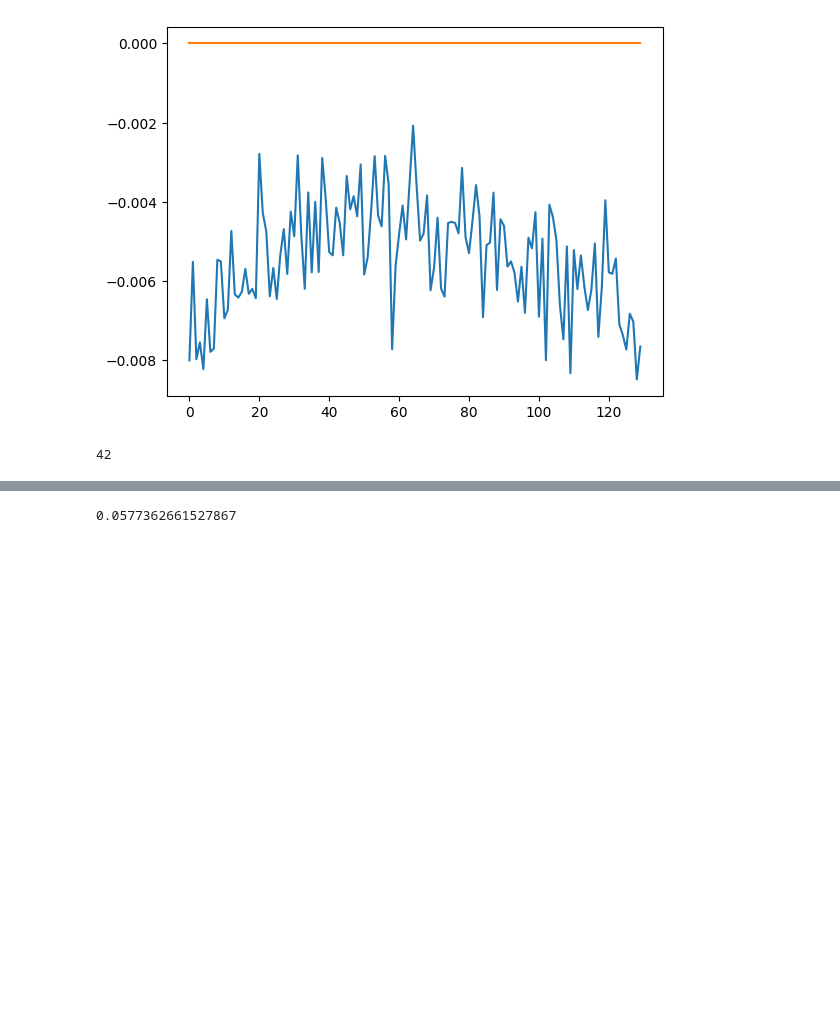
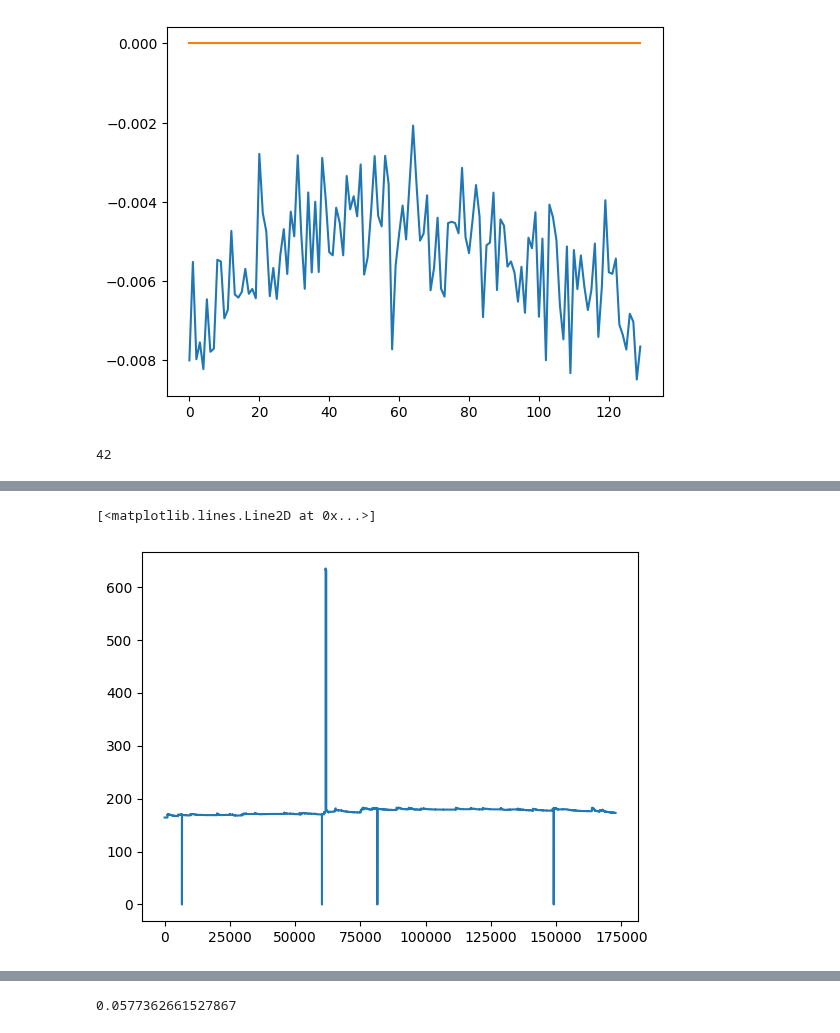
Before and after one commit to ML4ITS/mtad-gat-pytorch, a Jupyter notebook: util_notebook.ipynb, the cells around one changed output, grey strips where cells are left out. Drawn from its saved outputs; the diff is of its cells as text; code cells hidden in the pictures; blank space fills up the shorter version.

Commit message:
more datasets implemented

```diff
--- a/util_notebook.ipynb
+++ b/util_notebook.ipynb
@@ -187,0 +168,24 @@ wadi
+# %%
+import pandas as pd
+wadi = pd.read_csv('C:/Users/giuli/Documents/mtad-gat-pytorch/datasets/data/WADI_attackdataLABLE.csv', delimiter=',', skiprows=1 )
+#skab_attack = pd.read_csv('C:/Users/g.nenna/Documents/GitHub/mtad-gat-pytorch/datasets/data/SKAB/attacks/2.csv', delimiter=';')
+wadi = wadi.drop('Row ', axis=1)
+wadi = wadi.drop('Date ', axis=1)
+wadi = wadi.drop('Time', axis=1)
+wadi = wadi.drop('2_LS_001_AL', axis=1) #nan column
+wadi = wadi.drop('2_LS_002_AL', axis=1) #nan column
+wadi = wadi.drop('2_P_001_STATUS', axis=1) #nan column
+wadi = wadi.drop('2_P_002_STATUS', axis=1) #nan column
+wadi = wadi.dropna(axis=0)
+
+labels = (wadi['Attack LABLE (1:No Attack, -1:Attack)'].values==-1)
+values = wadi.drop('Attack LABLE (1:No Attack, -1:Attack)', axis=1).values
+# %%
+from sklearn.preprocessing  import StandardScaler, QuantileTransformer
+from matplotlib import pyplot as plt
+scaler = QuantileTransformer(output_distribution='normal')
+values_scaled = scaler.fit_transform(values)
+plt.plot(values[:,0])
+# %% [output]
+[<matplotlib.lines.Line2D at 0x...>]
+[figure, added]
```
Also changed, not shown: parts of 20 cells of this notebook, 5 other files.
